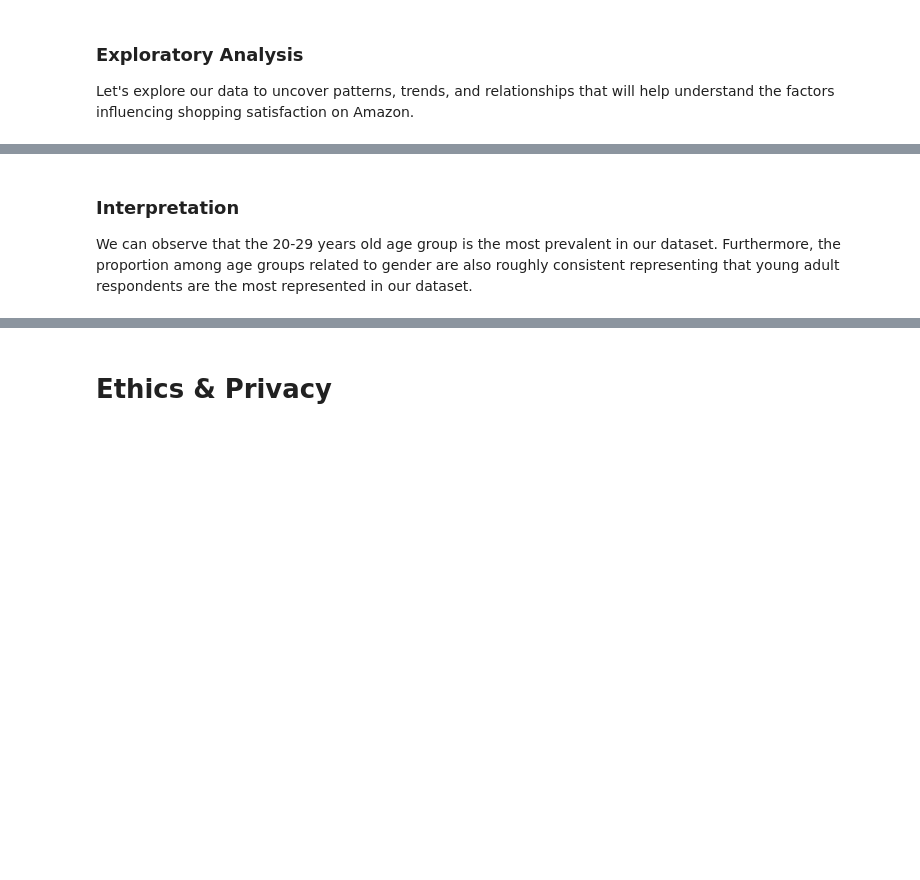
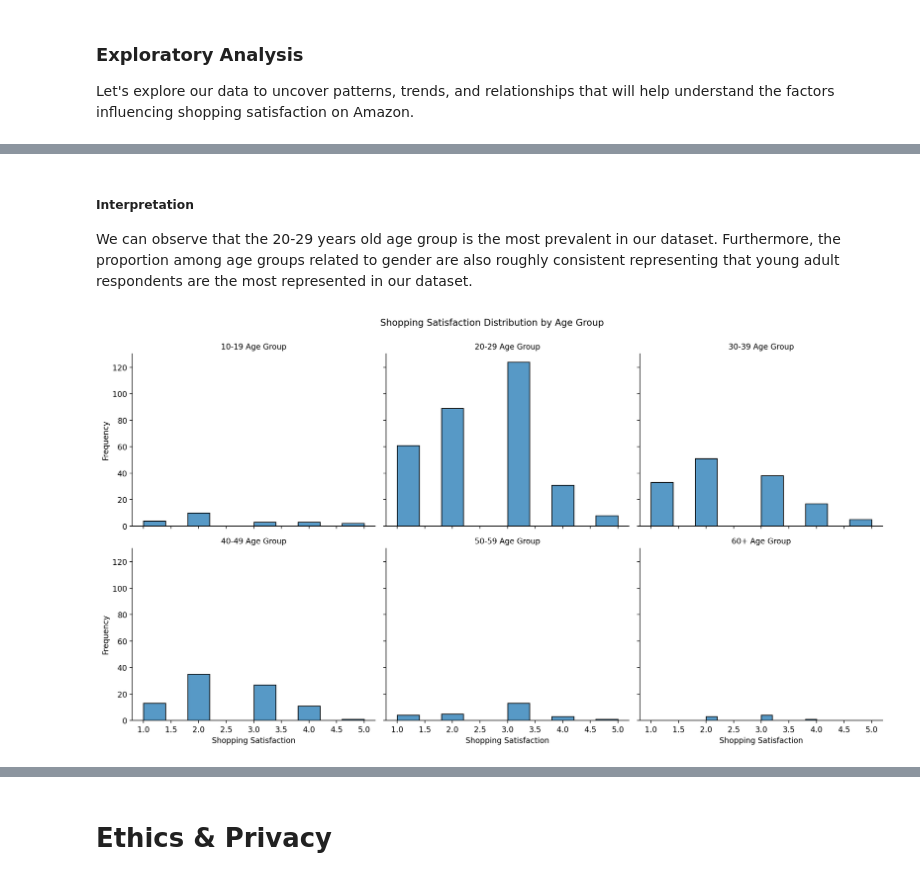
Before and after one commit to dylanatianzar/Amazon-Behavior-EDA, a Jupyter notebook: EDACheckpoint_group036.ipynb, the cells around one changed output, grey strips where cells are left out. Saved outputs shown, nothing was run; the diff lists cells and outputs as text; code cells hidden in the pictures; blank space fills up the shorter version.

```diff
--- a/EDACheckpoint_group036.ipynb
+++ b/EDACheckpoint_group036.ipynb
@@ -325,3 +347,13 @@ plt.show()
 # %% [markdown]
-### Interpretation
+##### Interpretation
 We can observe that the 20-29 years old age group is the most prevalent in our dataset. Furthermore, the proportion among age groups related to gender are also roughly consistent representing that young adult respondents are the most represented in our dataset.
+# %%
+g = sns.FacetGrid(df_age, col='age_group', col_wrap=3, height=4, aspect=1.2)
+g.map(sns.histplot, 'shopping_satisfaction', bins=10, kde=False)
+g.set_titles("{col_name} Age Group")
+g.set_axis_labels("Shopping Satisfaction", "Frequency")
+plt.subplots_adjust(top=0.9)
+g.fig.suptitle('Shopping Satisfaction Distribution by Age Group')
+plt.show()
+# %% [output]
+[figure, added]
```
Also changed, not shown: parts of 20 cells of this notebook, 1 other file.
